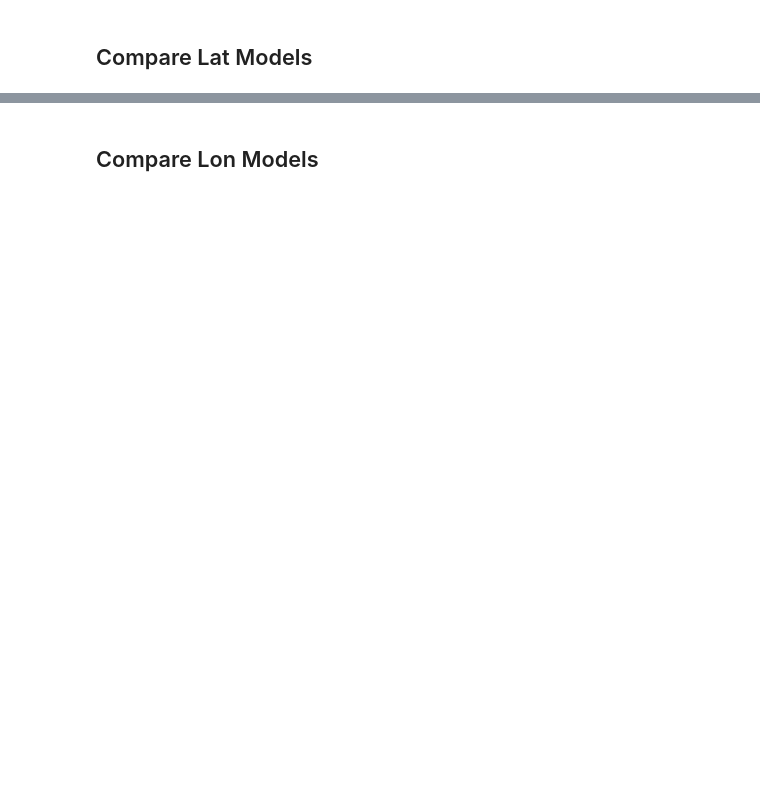
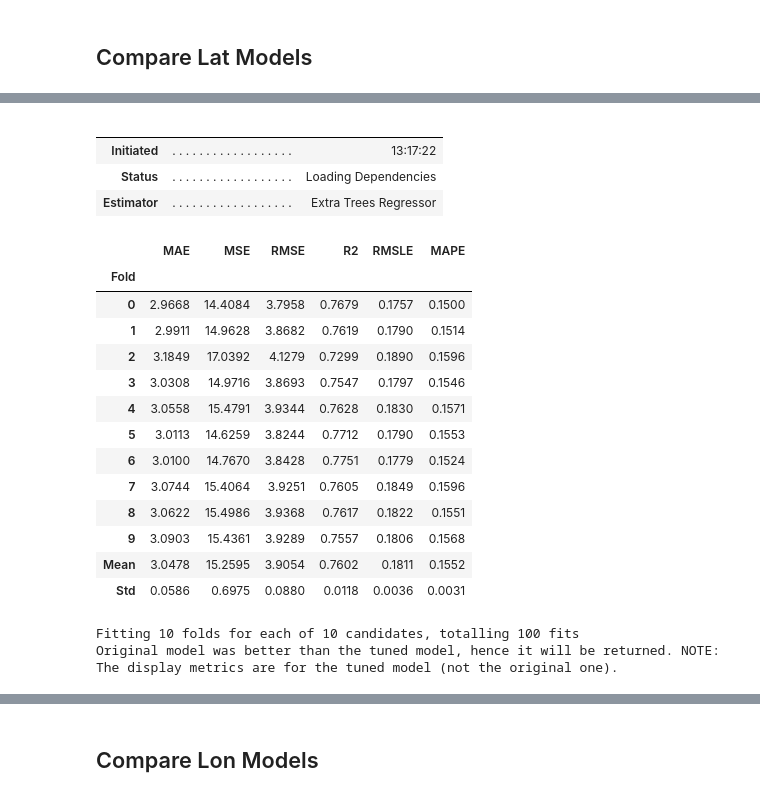
Before and after one commit to UW-MLGEO/MLGEO2024_TC_Tracks_Intensity, a Jupyter notebook: notebooks/AutoML_Hyperparamter_Tuning.ipynb, the cells around one changed output, grey strips where cells are left out. Drawn from its saved outputs; the diff is of its cells as text; code cells hidden in the pictures; blank space fills up the shorter version.

```diff
--- a/notebooks/AutoML_Hyperparamter_Tuning.ipynb
+++ b/notebooks/AutoML_Hyperparamter_Tuning.ipynb
@@ -207,0 +216,3 @@ s_latitude = setup(data=df_track_data, target='Latitude', session_id=123)
+# %%
+# compare best model
+best_lat_model = compare_models(include=['et', 'rf', 'lightgbm', 'xgboost', 'catboost'], fold=5)
@@ -208,3 +233,3 @@ s_latitude = setup(data=df_track_data, target='Latitude', session_id=123)
 # %%
-best_lat_model = compare_models()
+best_lat_model.get_params()
 # %% [output]
@@ -232,0 +289,24 @@ best_lat_model = compare_models()
+# %%
+tuned_best_lat_model = tune_model(best_lat_model)
+# %% [output]
+|  |  |  |
+|  |  |  |
+| Initiated | . . . . . . . . . . . . . . . . . . | 13:17:22 |
+| Status | . . . . . . . . . . . . . . . . . . | Loading Dependencies |
+| Estimator | . . . . . . . . . . . . . . . . . . | Extra Trees Regressor |
+|  | MAE | MSE | RMSE | R2 | RMSLE | MAPE |
+| Fold |  |  |  |  |  |  |
+| 0 | 2.9668 | 14.4084 | 3.7958 | 0.7679 | 0.1757 | 0.1500 |
+| 1 | 2.9911 | 14.9628 | 3.8682 | 0.7619 | 0.1790 | 0.1514 |
+| 2 | 3.1849 | 17.0392 | 4.1279 | 0.7299 | 0.1890 | 0.1596 |
+| 3 | 3.0308 | 14.9716 | 3.8693 | 0.7547 | 0.1797 | 0.1546 |
+| 4 | 3.0558 | 15.4791 | 3.9344 | 0.7628 | 0.1830 | 0.1571 |
+| 5 | 3.0113 | 14.6259 | 3.8244 | 0.7712 | 0.1790 | 0.1553 |
+| 6 | 3.0100 | 14.7670 | 3.8428 | 0.7751 | 0.1779 | 0.1524 |
+| 7 | 3.0744 | 15.4064 | 3.9251 | 0.7605 | 0.1849 | 0.1596 |
+| 8 | 3.0622 | 15.4986 | 3.9368 | 0.7617 | 0.1822 | 0.1551 |
+| 9 | 3.0903 | 15.4361 | 3.9289 | 0.7557 | 0.1806 | 0.1568 |
+| Mean | 3.0478 | 15.2595 | 3.9054 | 0.7602 | 0.1811 | 0.1552 |
+| Std | 0.0586 | 0.6975 | 0.0880 | 0.0118 | 0.0036 | 0.0031 |
+Fitting 10 folds for each of 10 candidates, totalling 100 fits
+Original model was better than the tuned model, hence it will be returned. NOTE: The display metrics are for the tuned model (not the original one).
```
Also changed, not shown: parts of 34 cells of this notebook, 2 other files.
